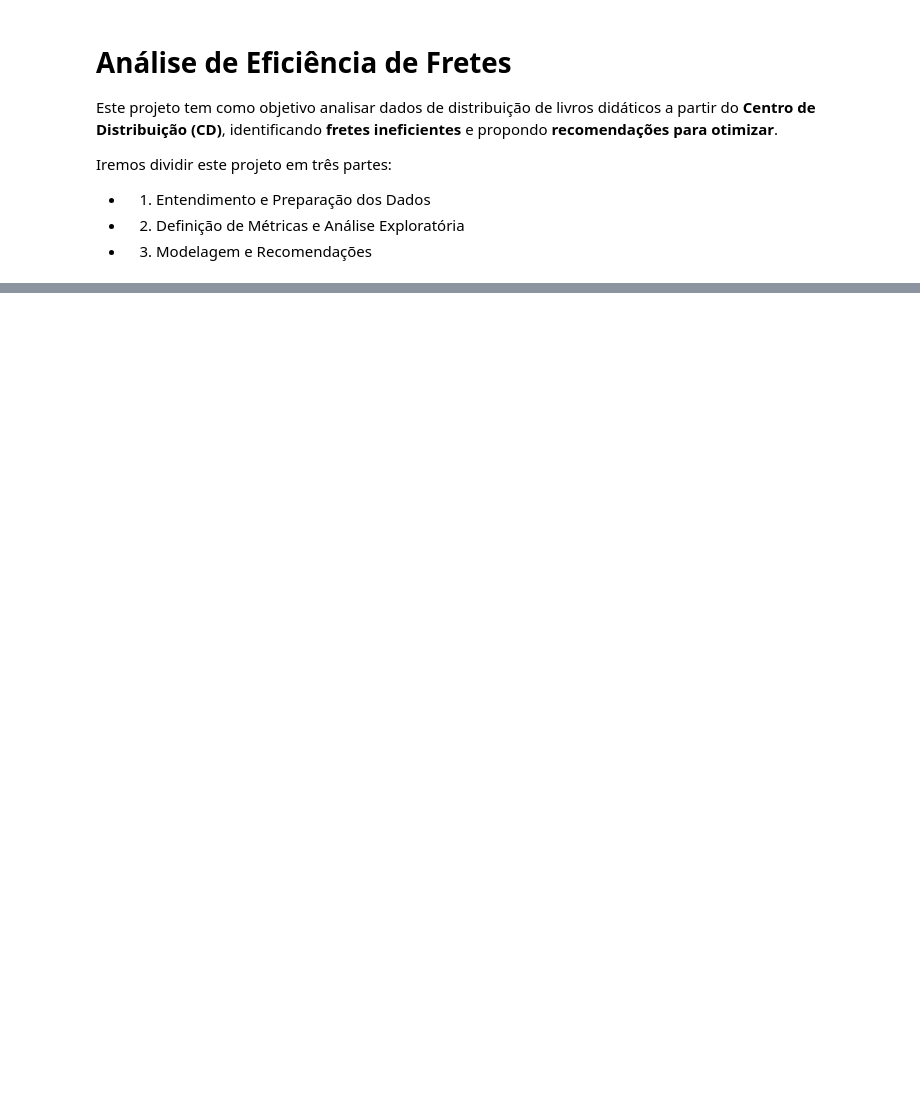
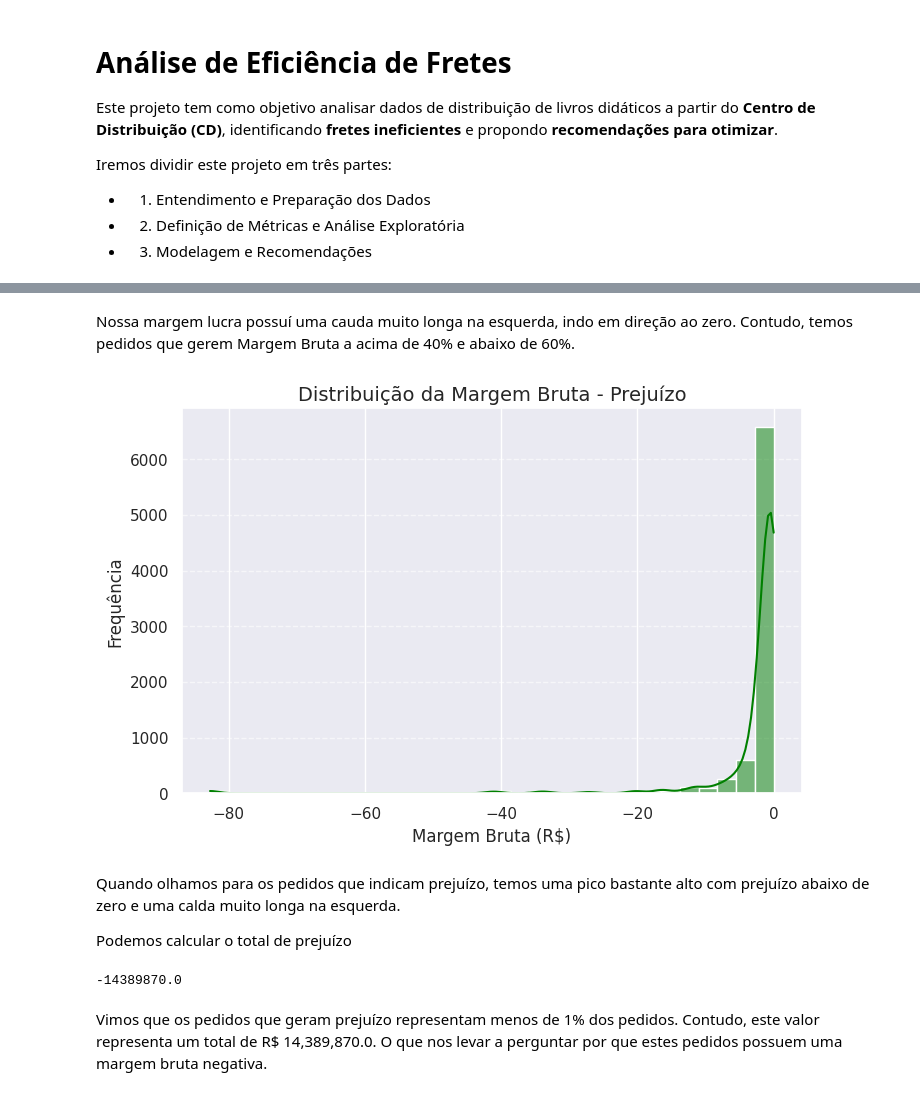
Before and after one commit to mh-pedro/freight-cost-optimizer, a Jupyter notebook: notebooks/analise_fretes.ipynb, the cells around one changed output, grey strips where cells are left out. Saved outputs shown, nothing was run; the diff lists cells and outputs as text; code cells hidden in the pictures; blank space fills up the shorter version.

```diff
--- a/notebooks/analise_fretes.ipynb
+++ b/notebooks/analise_fretes.ipynb
@@ -70,0 +355,23 @@ df_info.head()
+# %% [markdown]
+Nossa margem lucra possuí uma cauda muito longa na esquerda, indo em direção ao zero. Contudo, temos pedidos que gerem Margem Bruta a acima de 40% e abaixo de 60%.
+# %%
+plt.figure(figsize=(8, 5))
+sns.histplot(df[df['Status_Margem'] == 'Prejuízo']['Margem_bruta'], kde=True,bins=30, color='green')
+plt.title('Distribuição da Margem Bruta - Prejuízo', fontsize=14)
+plt.xlabel('Margem Bruta (R$)')
+plt.ylabel('Frequência')
+plt.grid(axis='y', linestyle='--', alpha=0.6)
+plt.show()
+# %% [output]
+[figure, added]
+# %% [markdown]
+Quando olhamos para os pedidos que indicam prejuízo, temos uma pico bastante alto com prejuízo abaixo de zero e uma calda muito longa na esquerda.
+
+Podemos calcular o total de prejuízo
+# %%
+Valor_do_prejuízo = float((df[df['Status_Margem'] == 'Prejuízo']['Margem_bruta'] * df['Valor_pedido']).sum())
+Valor_do_prejuízo
+# %% [output]
+-14389870.0
+# %% [markdown]
+Vimos que os pedidos que geram prejuízo representam menos de 1% dos pedidos. Contudo, este valor representa um total de R$ 14,389,870.0. O que nos levar a perguntar por que estes pedidos possuem uma margem bruta negativa.
```
Also changed, not shown: parts of 35 cells of this notebook.
